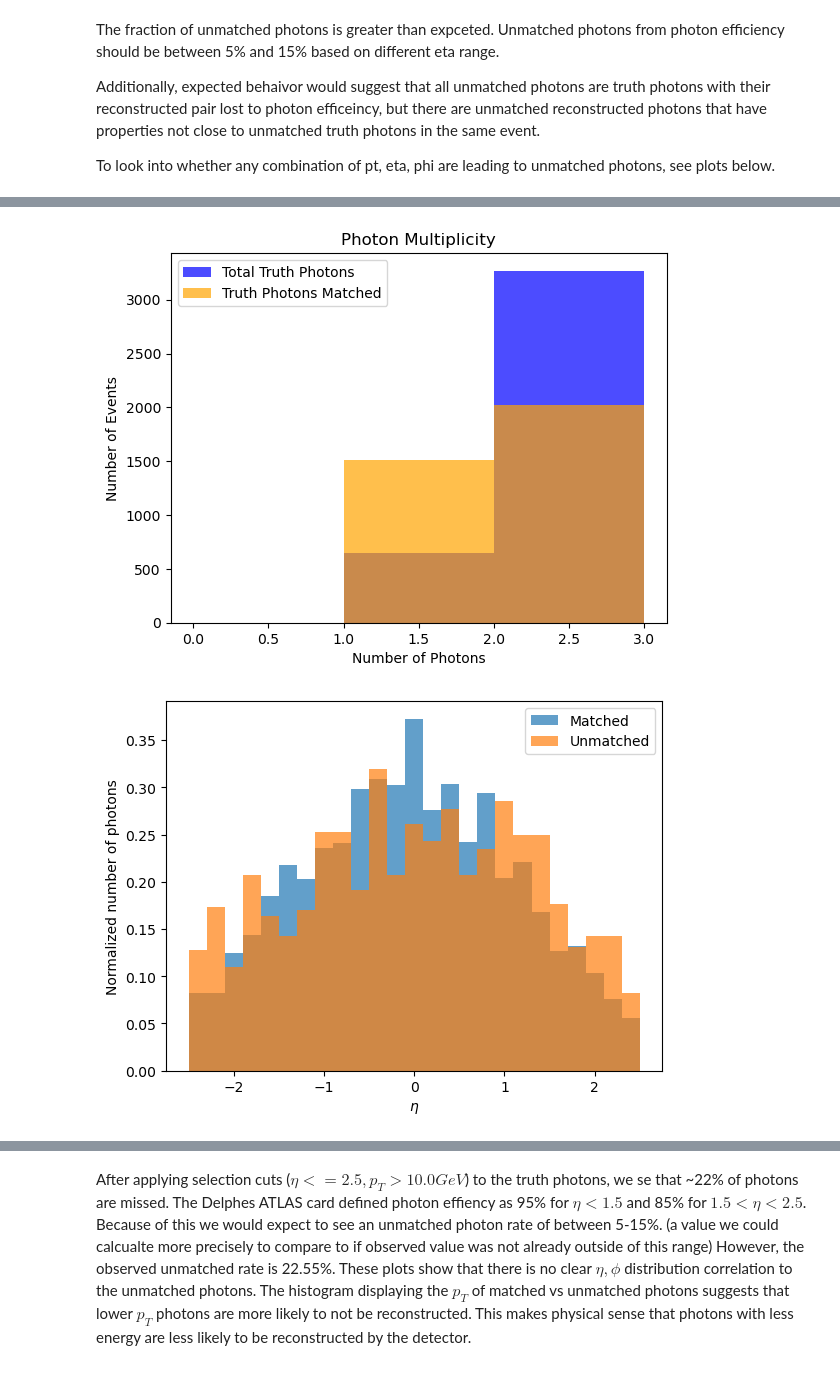
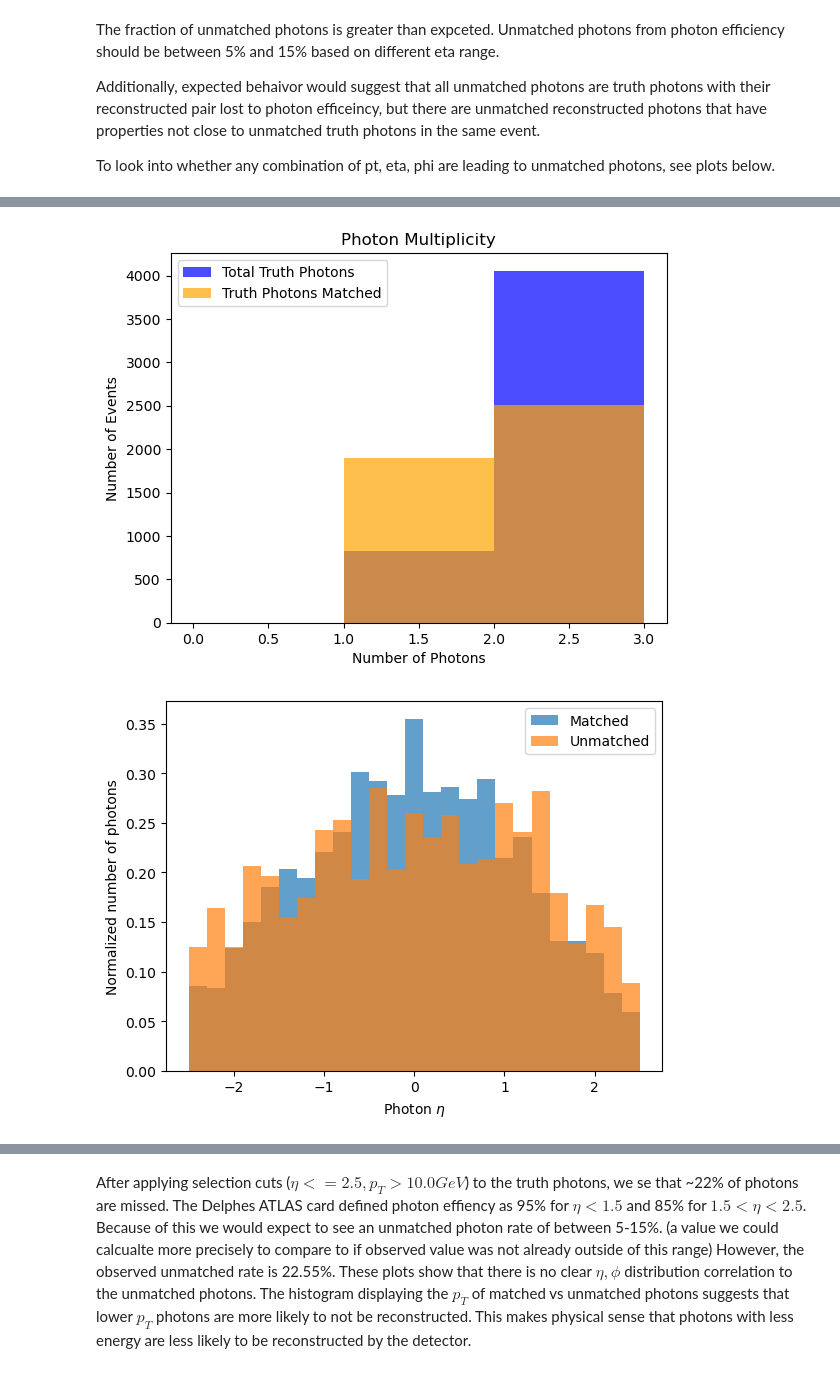
Before and after one commit to KalelChester/Displaced-Photon, a Jupyter notebook: photon_matching.ipynb, the cells around one changed output, grey strips where cells are left out. Cells and saved outputs as stored; diff of their text form; code cells hidden in the pictures.

```diff
--- a/photon_matching.ipynb
+++ b/photon_matching.ipynb
@@ -3,7 +3,6 @@
 import ROOT
 import numpy as np
 import matplotlib.pyplot as plt
-import seaborn as sns
 import pandas as pd
 
 # --- ATLAS style ---
@@ -31,4 +30,4 @@ DPHOTON_PID = 4900022
 PHOTON_PID = 22
 PHI_PID = 54
 
-EVENT_FILTER = 4000
+EVENT_FILTER = 5000
@@ -324,17 +327,17 @@ plt.legend()
 plt.savefig("truth_plots/photon_multiplicity.png")
 plt.show()
 # %% [output]
-[figure, old version]
+[figure, new version]
 # %%
 plt.hist(matched_photons["eta"], bins=25, range=(-2.5, 2.5), alpha=0.7, label="Matched", density=True)
 plt.hist(unmatched_photons["eta"], bins=25, range=(-2.5, 2.5), alpha=0.7, label="Unmatched", density=True)
-plt.xlabel(r"$\eta$")
+plt.xlabel(r"Photon $\eta$")
 plt.ylabel("Normalized number of photons")
 plt.legend()
 
 plt.savefig("truth_plots/unmatched_eta.png")
 # %% [output]
-[figure, old version]
+[figure, new version]
 # %%
 plt.scatter(matched_photons["eta"], matched_photons["phi"], marker="o", alpha=0.8, label="Matched")
 plt.scatter(unmatched_photons["eta"], unmatched_photons["phi"], marker="x", alpha=0.8, label="Unmatched")
```
Also changed, not shown: parts of 8 cells of this notebook.
